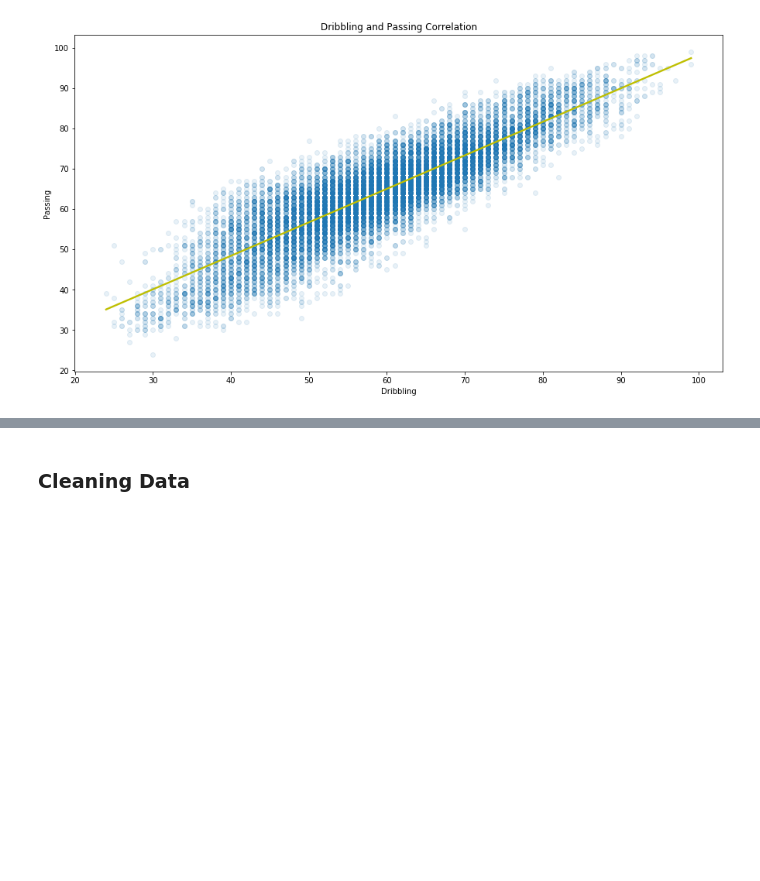
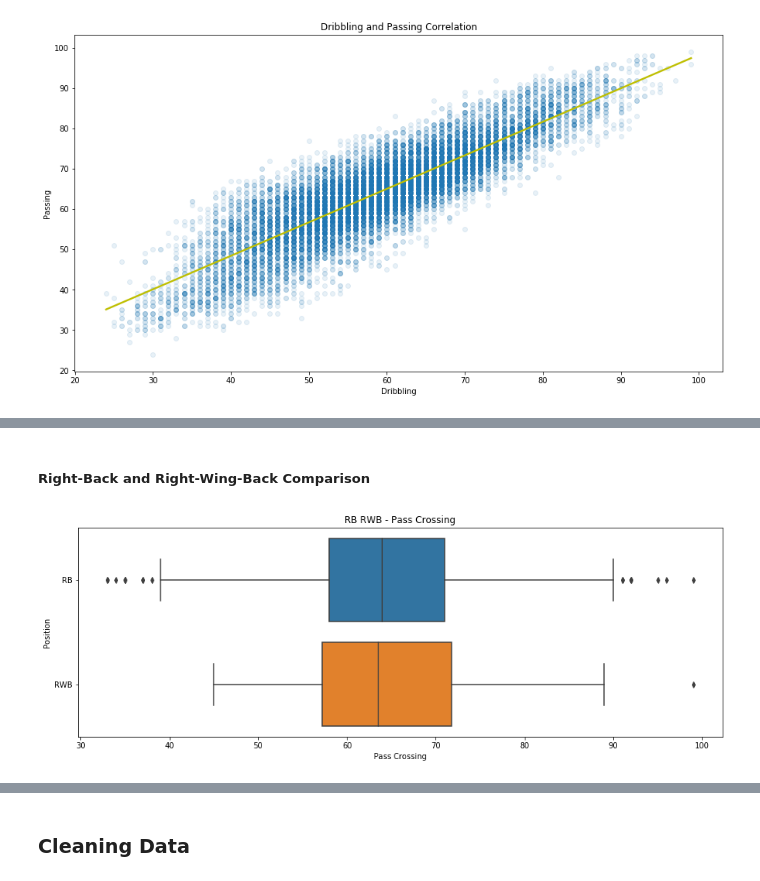
Before and after one commit to eduardopd/fifa-20-dataset, a Jupyter notebook: fifa-fut-2020-analysis.ipynb, the cells around one changed output, grey strips where cells are left out. Cells and saved outputs as stored; diff of their text form; code cells hidden in the pictures; blank space fills up the shorter version.

```diff
--- a/fifa-fut-2020-analysis.ipynb
+++ b/fifa-fut-2020-analysis.ipynb
@@ -472,0 +510,19 @@ dribbling_passing_scatter()
+# %% [markdown]
+##### Right-Back and Right-Wing-Back Comparison
+# %%
+# Box chart for RB/RWB Positions pass_crossing
+
+rb_rwb = defense.query('position == "RB" or position == "RWB"')
+
+def rb_rwb_box_pass_crs():
+    sb.boxplot(data = rb_rwb, x = 'pass_crossing', y = 'position')
+    plt.ylabel('Position')
+    plt.xlabel('Pass Crossing')
+
+plt.figure(figsize=[15,5])
+plt.ylim([0, 8])
+plt.title('RB RWB - Pass Crossing')
+
+rb_rwb_box_pass_crs()
+# %% [output]
+[figure, added]
```
Also changed, not shown: parts of 12 cells of this notebook.
